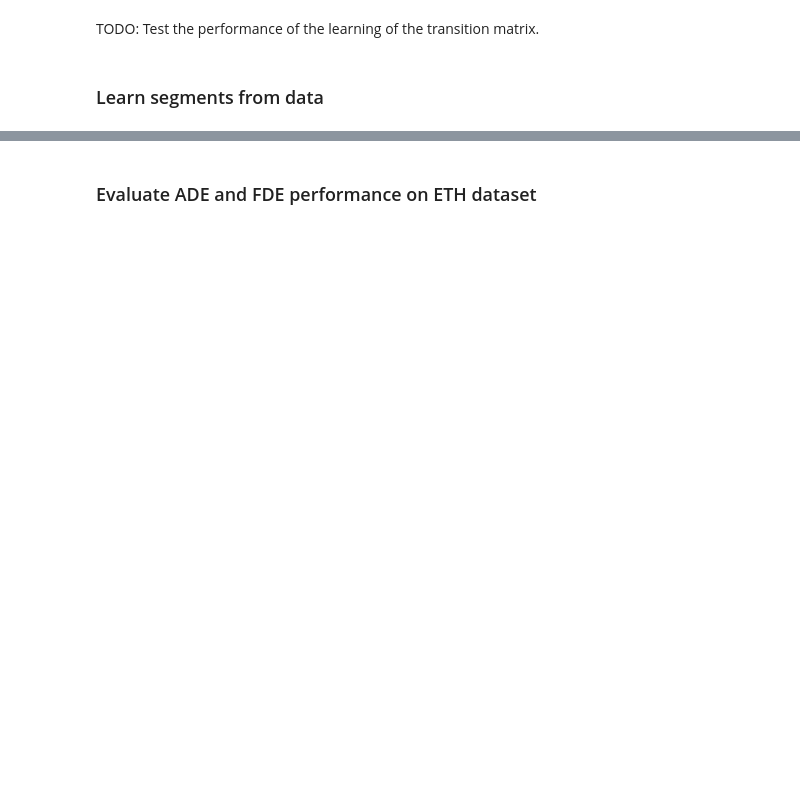
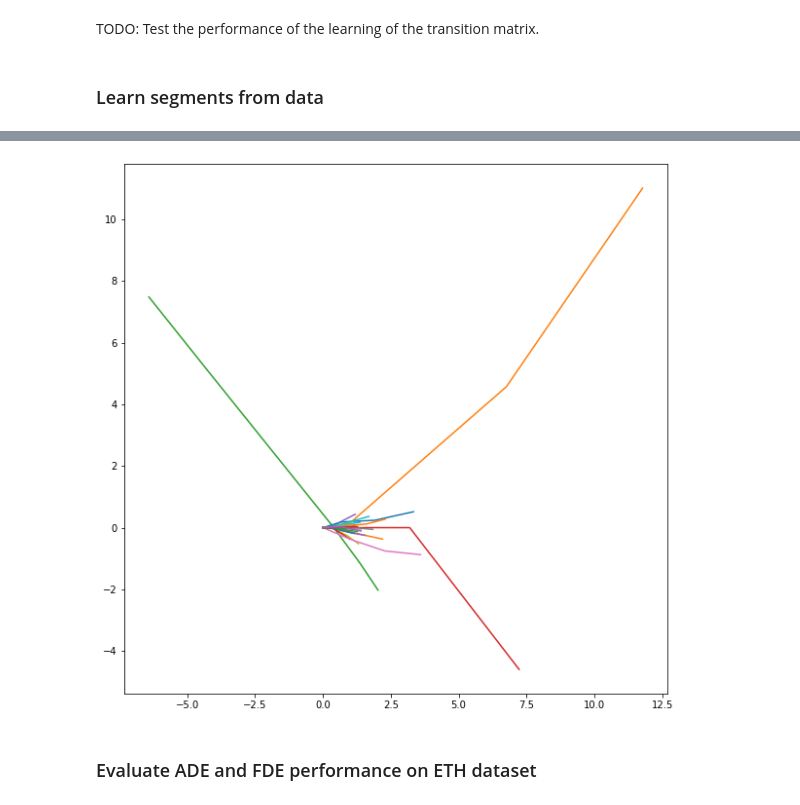
Before and after one commit to fengzileee/nus-cs5340, a Jupyter notebook: notebooks/hmm_latent_segments.ipynb, the cells around one changed output, grey strips where cells are left out. Saved outputs shown, nothing was run; the diff lists cells and outputs as text; code cells hidden in the pictures; blank space fills up the shorter version.

```diff
--- a/notebooks/hmm_latent_segments.ipynb
+++ b/notebooks/hmm_latent_segments.ipynb
@@ -182,4 +185,0 @@ print(patterns)
-# %%
-fig, axs = plt.subplots(1, 1, figsize=(10, 10))
-for p in patterns[2:20, :, :]:
-    axs.plot(p[0, :], p[1, :])
@@ -187,0 +186,3 @@ for p in patterns[2:20, :, :]:
+# %%
+patterns = center.reshape([-1, 2, segment_length])
+print(patterns)
@@ -188,2 +207,8 @@ for p in patterns[2:20, :, :]:
+# %%
+fig, axs = plt.subplots(1, 1, figsize=(10, 10))
+for p in patterns[:, :, :]:
+    axs.plot(p[0, :], p[1, :])
+# %% [output]
+[figure, added]
 # %% [markdown]
 ### Evaluate ADE and FDE performance on ETH dataset
```
Also changed, not shown: parts of 13 cells of this notebook, 2 other files.
